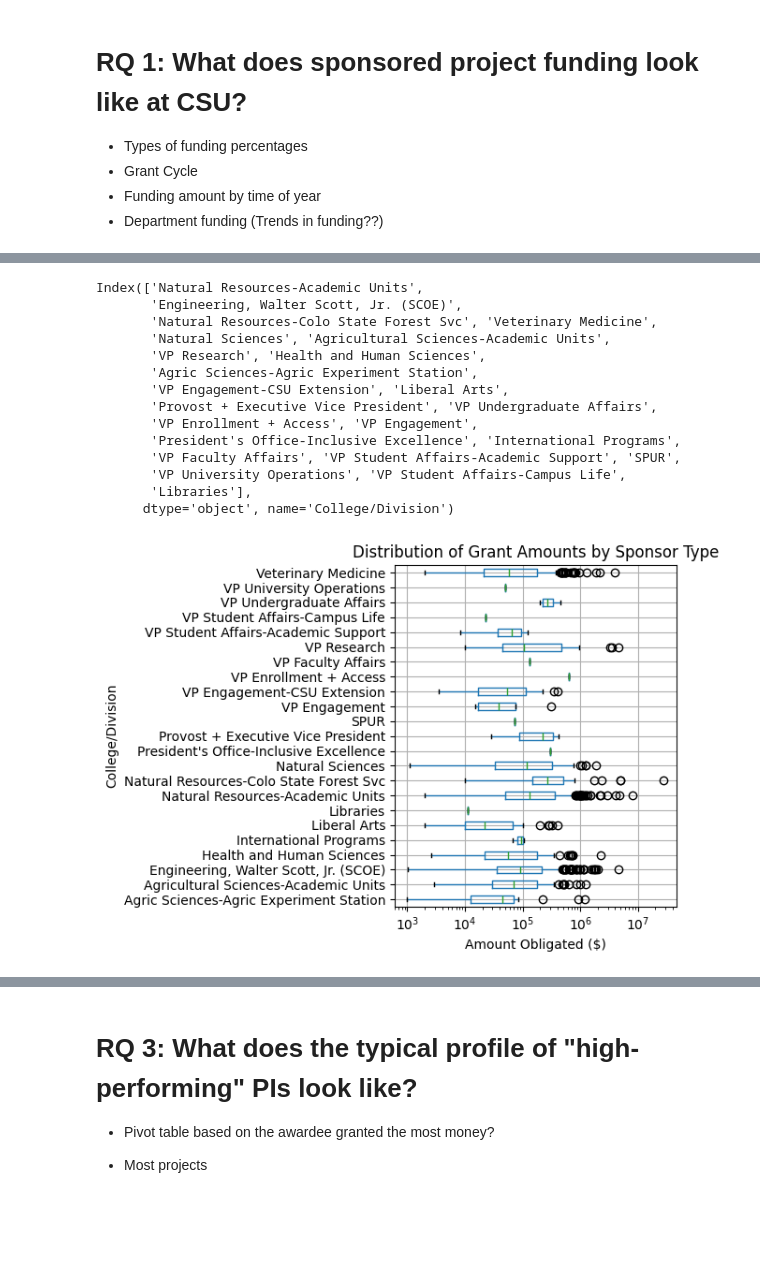
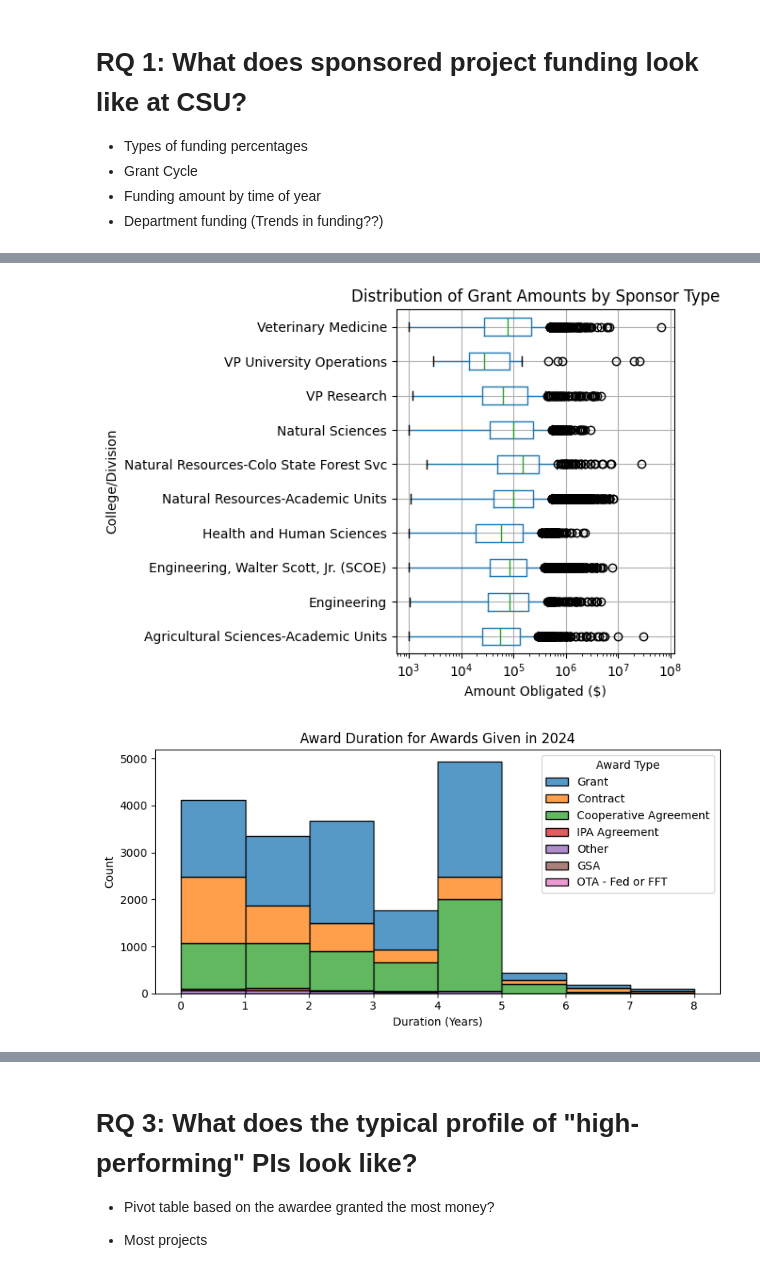
Before and after one commit to TianaGabel/C-2025, a Jupyter notebook: DataWranglingFinalProject.ipynb, the cells around one changed output, grey strips where cells are left out. Cells and saved outputs as stored; diff of their text form; code cells hidden in the pictures; blank space fills up the shorter version.

```diff
--- a/DataWranglingFinalProject.ipynb
+++ b/DataWranglingFinalProject.ipynb
@@ -90,0 +87,3 @@ sponsored_programs_all_2024.head()
+# %%
+sponsored_programs_all_2024 = pd.read_excel("data.xlsx")
+sponsored_programs_all_2024.head()
@@ -145,28 +149,30 @@ plt.show()
 # %%
 #TODO I would like to order the boxplots by either mean or most obligated
 top_sponsors = sponsored_programs_all_2024.groupby('College/Division')['Obligated Amount'].sum().sort_values(ascending=False)
-top_six = top_sponsors[:]
-print(top_sponsors.index)
+top_six = top_sponsors[:10]
+#print(top_sponsors.index)
 ax = sponsored_programs_all_2024[sponsored_programs_all_2024['College/Division'].isin(top_six.index)].boxplot(column='Obligated Amount', by='College/Division', vert=False)
 ax.set_xscale('log')
 plt.title("Distribution of Grant Amounts by Sponsor Type")
 plt.suptitle("")
 plt.xlabel("Amount Obligated ($)")
 plt.tight_layout()
 plt.show()
 # %% [output]
-Index(['Natural Resources-Academic Units',
-       'Engineering, Walter Scott, Jr. (SCOE)',
-       'Natural Resources-Colo State Forest Svc', 'Veterinary Medicine',
-       'Natural Sciences', 'Agricultural Sciences-Academic Units',
-       'VP Research', 'Health and Human Sciences',
-       'Agric Sciences-Agric Experiment Station',
-       'VP Engagement-CSU Extension', 'Liberal Arts',
-       'Provost + Executive Vice President', 'VP Undergraduate Affairs',
-       'VP Enrollment + Access', 'VP Engagement',
-       'President's Office-Inclusive Excellence', 'International Programs',
-       'VP Faculty Affairs', 'VP Student Affairs-Academic Support', 'SPUR',
-       'VP University Operations', 'VP Student Affairs-Campus Life',
-       'Libraries'],
-      dtype='object', name='College/Division')
-[figure, old version]
+[figure, new version]
+# %%
+sponsored_programs_all_2024['Grant Duration (Years)'] = ((sponsored_programs_all_2024['End Date'] - sponsored_programs_all_2024['Start Date']).dt.days / 365).clip(lower=0)
+sponsored_programs_all_2024_filtered = sponsored_programs_all_2024[sponsored_programs_all_2024['Grant Duration (Years)'] <= 8]
+
+plt.figure(figsize=(8, 4))
+sns.histplot(data=sponsored_programs_all_2024_filtered,
+             x='Grant Duration (Years)',
+             bins=8,  # 0 to 8 years
+             hue='Award Type',
+             multiple='stack')
+plt.title("Award Duration for Awards Given in 2024")
+plt.xlabel("Duration (Years)")
+plt.tight_layout()
+plt.show()
+# %% [output]
+[figure, added]
```
Also changed, not shown: parts of 12 cells of this notebook.
